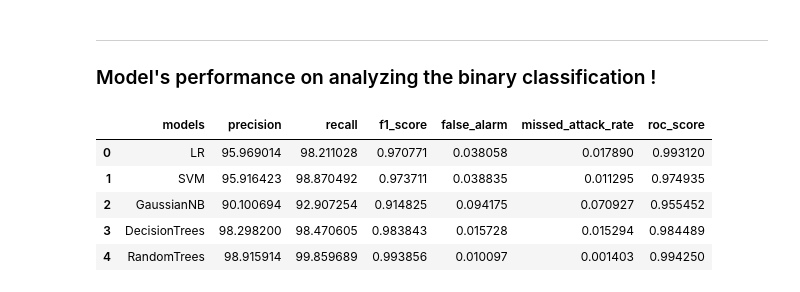
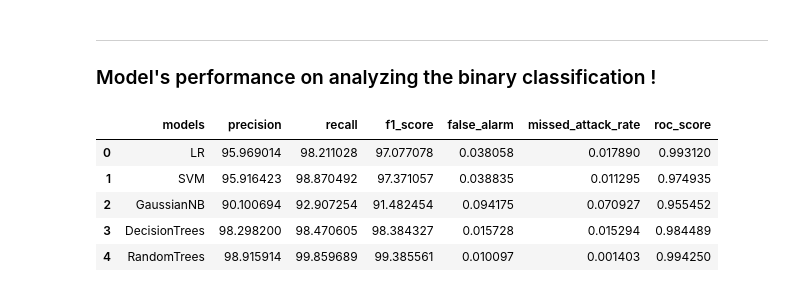
Before and after one commit to suzaladhikari/Network_Intrusion_Detector, a Jupyter notebook: Model's Performance /modelsperformance.ipynb, the cells around one changed output. Drawn from its saved outputs; the diff is of its cells as text; code cells hidden in the pictures.

```diff
--- a/Model's Performance /modelsperformance.ipynb
+++ b/Model's Performance /modelsperformance.ipynb
@@ -103,20 +103,21 @@ plt.show()
 # %%
 ## Binary classification model's performance data
 
 data = pd.read_csv('../Datasets/models_performance.csv')
 data.head(6)
 data.drop(columns=['Unnamed: 0'], inplace = True)
 
 data['precision'] = data['precision']* 100
 data['recall'] = data['recall']* 100
+data['f1_score'] = data['f1_score']* 100
 data.head(5)
 # %% [output]
 |  | models | precision | recall | f1_score | false_alarm | missed_attack_rate | roc_score |
-| 0 | LR | 95.969014 | 98.211028 | 0.970771 | 0.038058 | 0.017890 | 0.993120 |
-| 1 | SVM | 95.916423 | 98.870492 | 0.973711 | 0.038835 | 0.011295 | 0.974935 |
-| 2 | GaussianNB | 90.100694 | 92.907254 | 0.914825 | 0.094175 | 0.070927 | 0.955452 |
-| 3 | DecisionTrees | 98.298200 | 98.470605 | 0.983843 | 0.015728 | 0.015294 | 0.984489 |
-| 4 | RandomTrees | 98.915914 | 99.859689 | 0.993856 | 0.010097 | 0.001403 | 0.994250 |
+| 0 | LR | 95.969014 | 98.211028 | 97.077078 | 0.038058 | 0.017890 | 0.993120 |
+| 1 | SVM | 95.916423 | 98.870492 | 97.371057 | 0.038835 | 0.011295 | 0.974935 |
+| 2 | GaussianNB | 90.100694 | 92.907254 | 91.482454 | 0.094175 | 0.070927 | 0.955452 |
+| 3 | DecisionTrees | 98.298200 | 98.470605 | 98.384327 | 0.015728 | 0.015294 | 0.984489 |
+| 4 | RandomTrees | 98.915914 | 99.859689 | 99.385561 | 0.010097 | 0.001403 | 0.994250 |
 # %%
 ### Plotting the values
 fig,ax = plt.subplots(3,3, figsize = (15,11))
```
Also changed, not shown: parts of 1 cell of this notebook.
